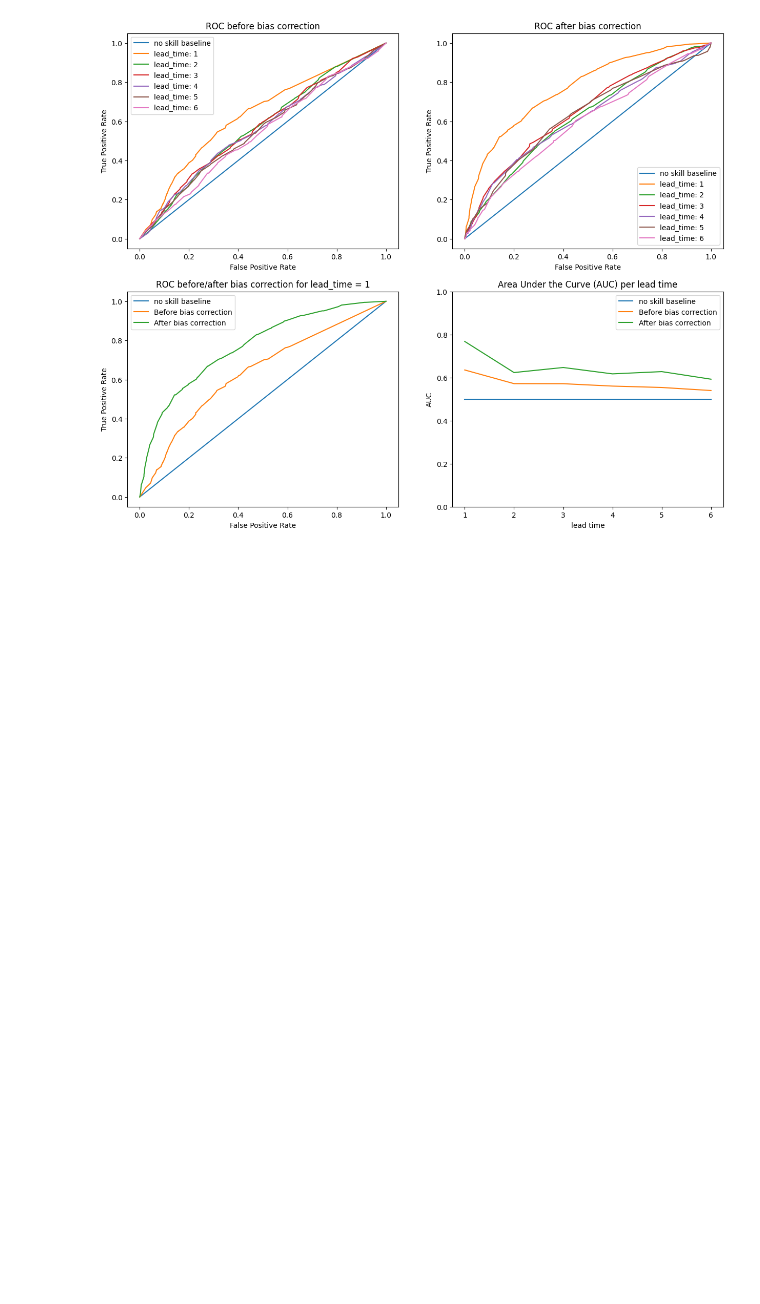
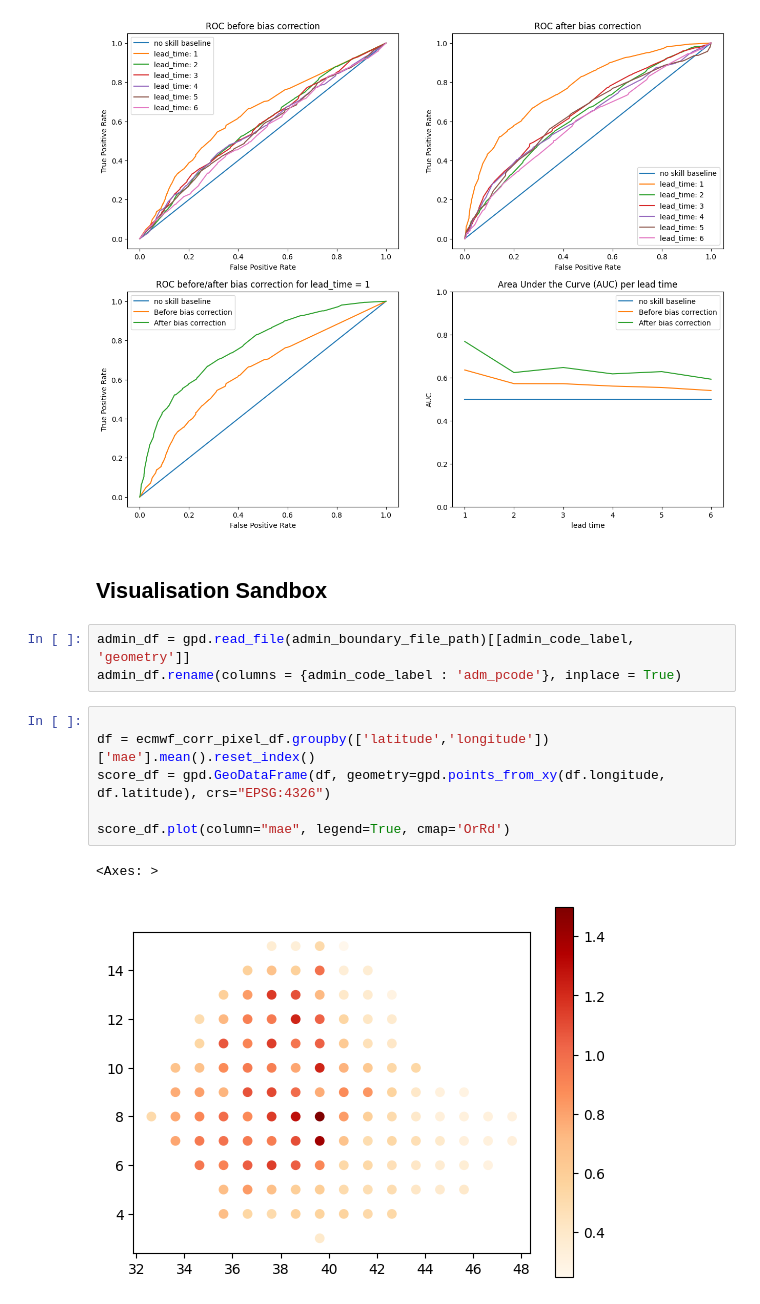
Before and after one commit to OCHA-DAP/ds-mapaction-ecmwf, a Jupyter notebook: notebooks/ecmwf_analysis.ipynb, the cells around one changed output. Cells and saved outputs as stored; diff of their text form; blank space fills up the shorter version.

```diff
--- a/notebooks/ecmwf_analysis.ipynb
+++ b/notebooks/ecmwf_analysis.ipynb
@@ -240,3 +284,17 @@ score_corr_df = ecmwf_corr_adm_df[(ecmwf_corr_adm_df.climatology_q50 > 0) & (ecm
 plot_roc_auc_analysis(score_df, score_corr_df, quantile_value = 33)
 # %% [output]
 [figure]
+# %% [markdown]
+## Visualisation Sandbox
+# %%
+admin_df = gpd.read_file(admin_boundary_file_path)[[admin_code_label, 'geometry']]
+admin_df.rename(columns = {admin_code_label : 'adm_pcode'}, inplace = True)
+# %%
+
+df = ecmwf_corr_pixel_df.groupby(['latitude','longitude'])['mae'].mean().reset_index()
+score_df = gpd.GeoDataFrame(df, geometry=gpd.points_from_xy(df.longitude, df.latitude), crs="EPSG:4326")
+
+score_df.plot(column="mae", legend=True, cmap='OrRd')
+# %% [output]
+<Axes: >
+[figure, added]
```
Also changed, not shown: parts of 5 cells of this notebook, 1 other file.
